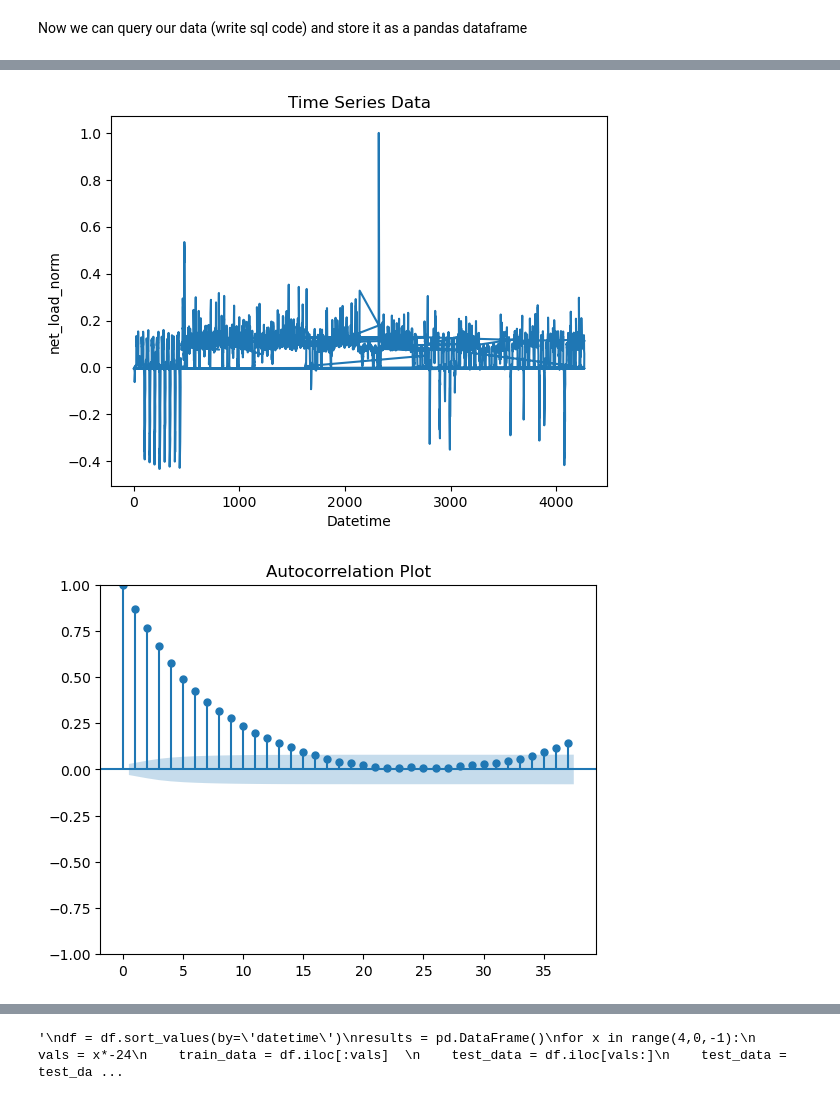
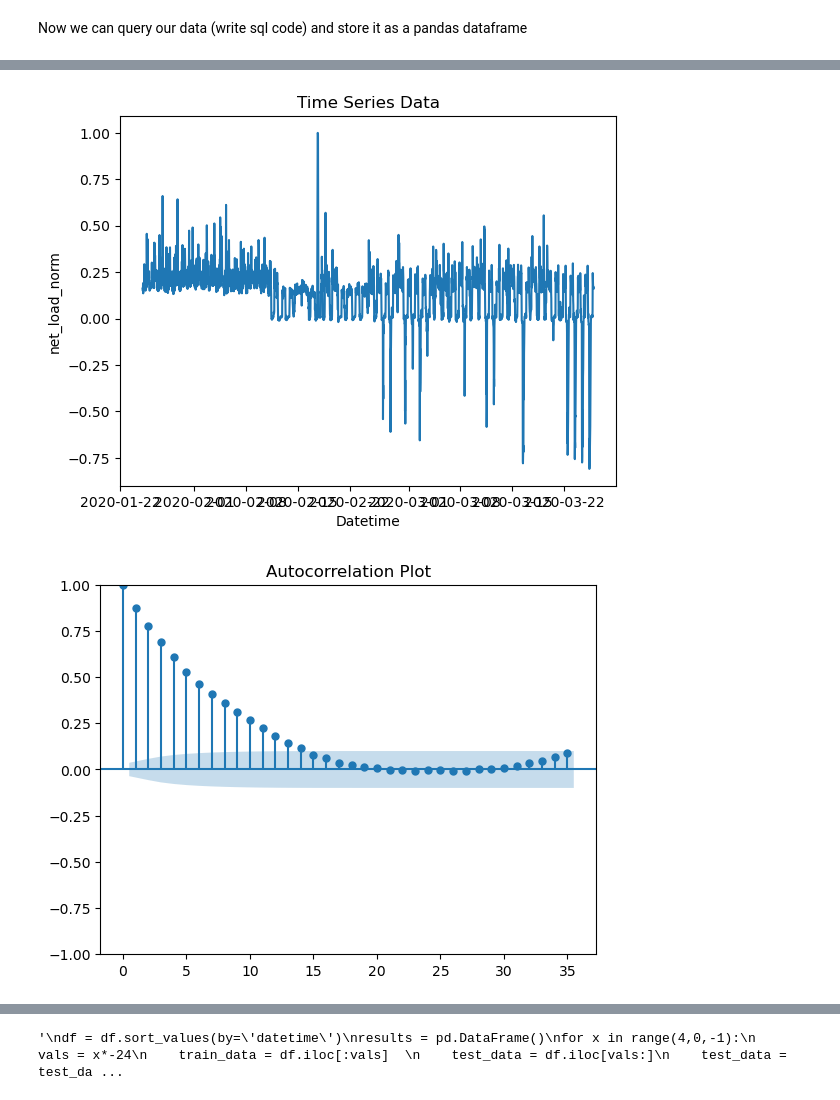
Before and after one commit to dguiraldes/aml_project, a Jupyter notebook: wills_code.ipynb, the cells around one changed output, grey strips where cells are left out. Drawn from its saved outputs; the diff is of its cells as text; code cells hidden in the pictures.

```diff
--- a/wills_code.ipynb
+++ b/wills_code.ipynb
@@ -104,5 +93,9 @@ df['solar_radiation'] = df['solar_radiation'].astype('float32')
 df['sunshine_duration'] = df['sunshine_duration'].astype('float32')
 df['precipitation_probability'] = df['precipitation_probability'].astype('float32')
 
+df = df[df['datetime'] >= '25/1/2020']
+df = df[df['datetime'] <= '26/3/2020']
+print(df)
+
 df.info()
 # %% [output]
@@ -146,26 +136,26 @@ plt.xticks(rotation=45)
 # %%
 import pandas as pd
 import numpy as np
 import matplotlib.pyplot as plt
 from statsmodels.tsa.arima.model import ARIMA
 from statsmodels.graphics.tsaplots import plot_acf, plot_pacf
 df = df.sort_values(by='datetime')
 
 # Plot the time series data
-df['net_load_norm'].plot()
+plt.plot(df['datetime'],df['net_load_norm'])
 plt.xlabel('Datetime')
 plt.ylabel('net_load_norm')
 plt.title('Time Series Data')
 plt.show()
 
 # Plot autocorrelation and partial autocorrelation plots
 plot_acf(df['net_load_norm'])
 plt.title('Autocorrelation Plot')
 plt.show()
 
 plot_pacf(df['net_load_norm'])
 plt.title('Partial Autocorrelation Plot')
 plt.show()
 # %% [output]
-[figure, old version]
+[figure, new version]
-[figure, old version]
+[figure, new version]
```
Also changed, not shown: parts of 15 cells of this notebook.
